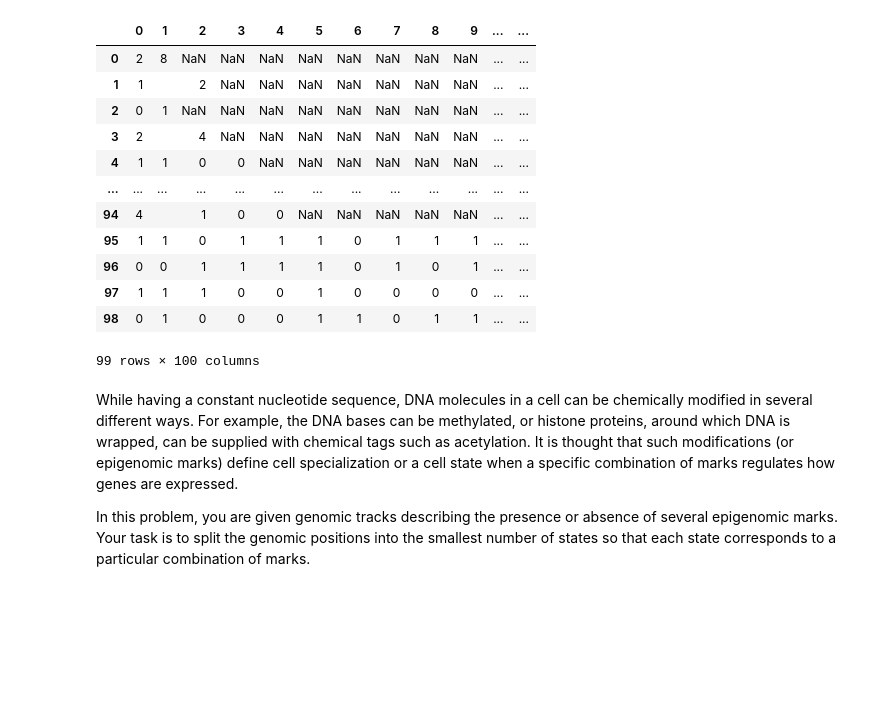
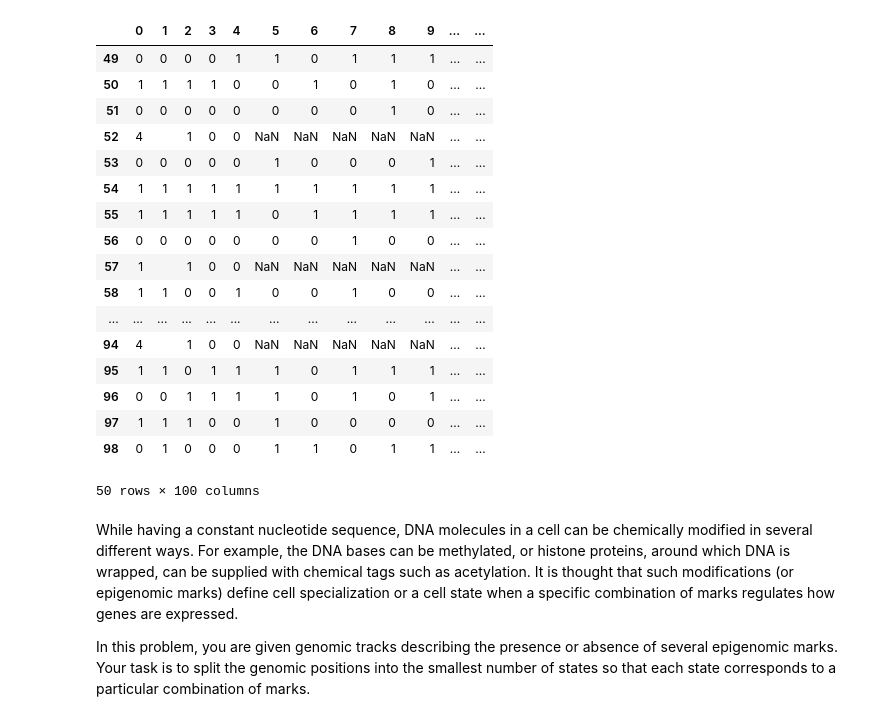
Before and after one commit to YuliiaShymko/BioinfoContest2021, a Jupyter notebook: Task1.ipynb, the cells around one changed output. Saved outputs shown, nothing was run; the diff lists cells and outputs as text; code cells hidden in the pictures; blank space fills up the shorter version.

```diff
--- a/Task1.ipynb
+++ b/Task1.ipynb
@@ -5,22 +7,27 @@ import numpy as np
 # %%
 data = pd.read_csv(('1.txt'), delimiter='\t', sep='\t',  names = ['data'])
 data = data['data'].apply(lambda x: pd.Series(list(x)))
-data.columns = np.arange(len(data.columns))
-data
+#data.columns = np.arange(len(data.columns))
+data.tail(50)
 # %% [output]
 |  | 0 | 1 | 2 | 3 | 4 | 5 | 6 | 7 | 8 | 9 | ... | ... |
-| 0 | 2 | 8 | NaN | NaN | NaN | NaN | NaN | NaN | NaN | NaN | ... | ... |
-| 1 | 1 |  | 2 | NaN | NaN | NaN | NaN | NaN | NaN | NaN | ... | ... |
-| 2 | 0 | 1 | NaN | NaN | NaN | NaN | NaN | NaN | NaN | NaN | ... | ... |
-| 3 | 2 |  | 4 | NaN | NaN | NaN | NaN | NaN | NaN | NaN | ... | ... |
-| 4 | 1 | 1 | 0 | 0 | NaN | NaN | NaN | NaN | NaN | NaN | ... | ... |
+| 49 | 0 | 0 | 0 | 0 | 1 | 1 | 0 | 1 | 1 | 1 | ... | ... |
+| 50 | 1 | 1 | 1 | 1 | 0 | 0 | 1 | 0 | 1 | 0 | ... | ... |
+| 51 | 0 | 0 | 0 | 0 | 0 | 0 | 0 | 0 | 1 | 0 | ... | ... |
+| 52 | 4 |  | 1 | 0 | 0 | NaN | NaN | NaN | NaN | NaN | ... | ... |
+| 53 | 0 | 0 | 0 | 0 | 0 | 1 | 0 | 0 | 0 | 1 | ... | ... |
+| 54 | 1 | 1 | 1 | 1 | 1 | 1 | 1 | 1 | 1 | 1 | ... | ... |
+| 55 | 1 | 1 | 1 | 1 | 1 | 0 | 1 | 1 | 1 | 1 | ... | ... |
+| 56 | 0 | 0 | 0 | 0 | 0 | 0 | 0 | 1 | 0 | 0 | ... | ... |
+| 57 | 1 |  | 1 | 0 | 0 | NaN | NaN | NaN | NaN | NaN | ... | ... |
+| 58 | 1 | 1 | 0 | 0 | 1 | 0 | 0 | 1 | 0 | 0 | ... | ... |
 | ... | ... | ... | ... | ... | ... | ... | ... | ... | ... | ... | ... | ... |
 | 94 | 4 |  | 1 | 0 | 0 | NaN | NaN | NaN | NaN | NaN | ... | ... |
 | 95 | 1 | 1 | 0 | 1 | 1 | 1 | 0 | 1 | 1 | 1 | ... | ... |
 | 96 | 0 | 0 | 1 | 1 | 1 | 1 | 0 | 1 | 0 | 1 | ... | ... |
 | 97 | 1 | 1 | 1 | 0 | 0 | 1 | 0 | 0 | 0 | 0 | ... | ... |
 | 98 | 0 | 1 | 0 | 0 | 0 | 1 | 1 | 0 | 1 | 1 | ... | ... |
-99 rows × 100 columns
+50 rows × 100 columns
 # %% [markdown]
 
 While having a constant nucleotide sequence, DNA molecules in a cell can be chemically modified in several different ways. For example, the DNA bases can be methylated, or histone proteins, around which DNA is wrapped, can be supplied with chemical tags such as acetylation. It is thought that such modifications (or epigenomic marks) define cell specialization or a cell state when a specific combination of marks regulates how genes are expressed.
```
Also changed, not shown: parts of 33 cells of this notebook.
